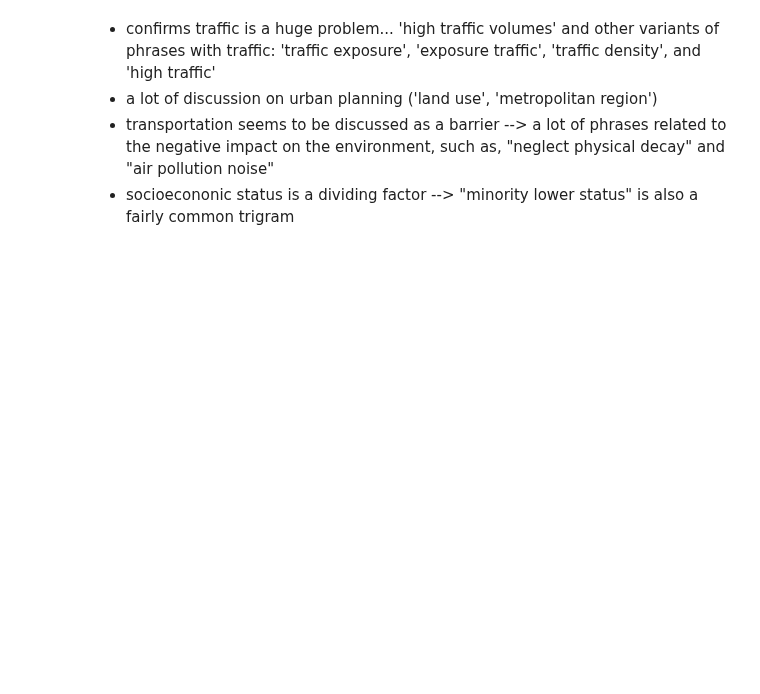
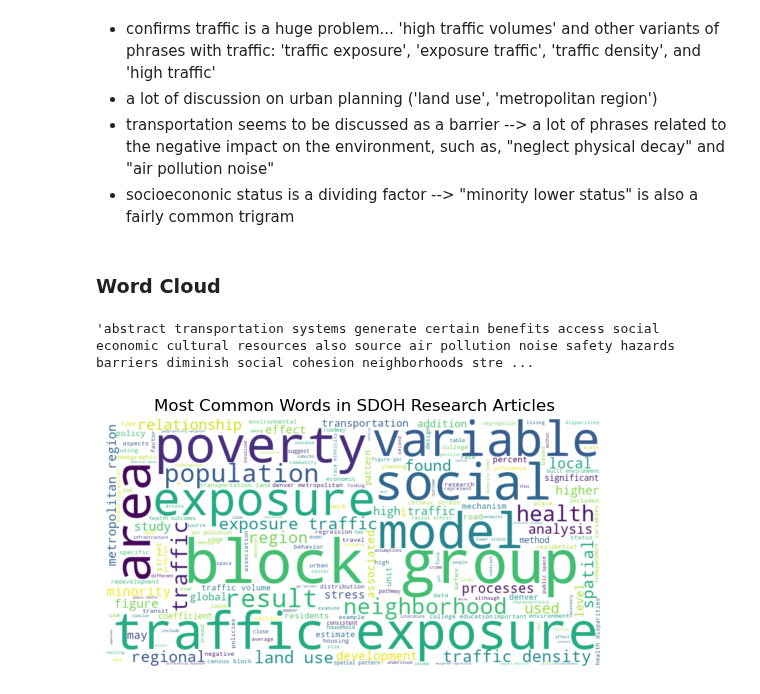
Before and after one commit to heiditam/SDOH_transportation, a Jupyter notebook: messy_sdoh.ipynb, the cells around one changed output. Drawn from its saved outputs; the diff is of its cells as text; code cells hidden in the pictures; blank space fills up the shorter version.

```diff
--- a/messy_sdoh.ipynb
+++ b/messy_sdoh.ipynb
@@ -1080,3 +1115,21 @@ bigram_counts.most_common(10)
 - a lot of discussion on urban planning ('land use', 'metropolitan region')
 - transportation seems to be discussed as a barrier --> a lot of phrases related to the negative impact on the environment, such as, "neglect physical decay" and "air pollution noise"
 - socioecononic status is a dividing factor --> "minority lower status" is also a fairly common trigram
+# %% [markdown]
+### Word Cloud
+# %%
+words = nltk.word_tokenize(' '.join(new_sentences).lower())
+words = ' '.join([word for word in words if word not in stop_words and (word not in string.punctuation) and word.isalpha() and word not in ['et', 'al.']])
+words
+# %% [output]
+'abstract transportation systems generate certain benefits access social economic cultural resources also source air pollution noise safety hazards barriers diminish social cohesion neighborhoods stre ...
+# %%
+import wordcloud
+from wordcloud import WordCloud
+wordcloud = WordCloud(width = 800, height = 400, background_color='white').generate(words)
+plt.imshow(wordcloud, interpolation='bilinear')
+plt.axis('off')
+plt.title('Most Common Words in SDOH Research Articles')
+plt.show()
+# %% [output]
+[figure, added]
```
Also changed, not shown: parts of 7 cells of this notebook, 2 other files.
